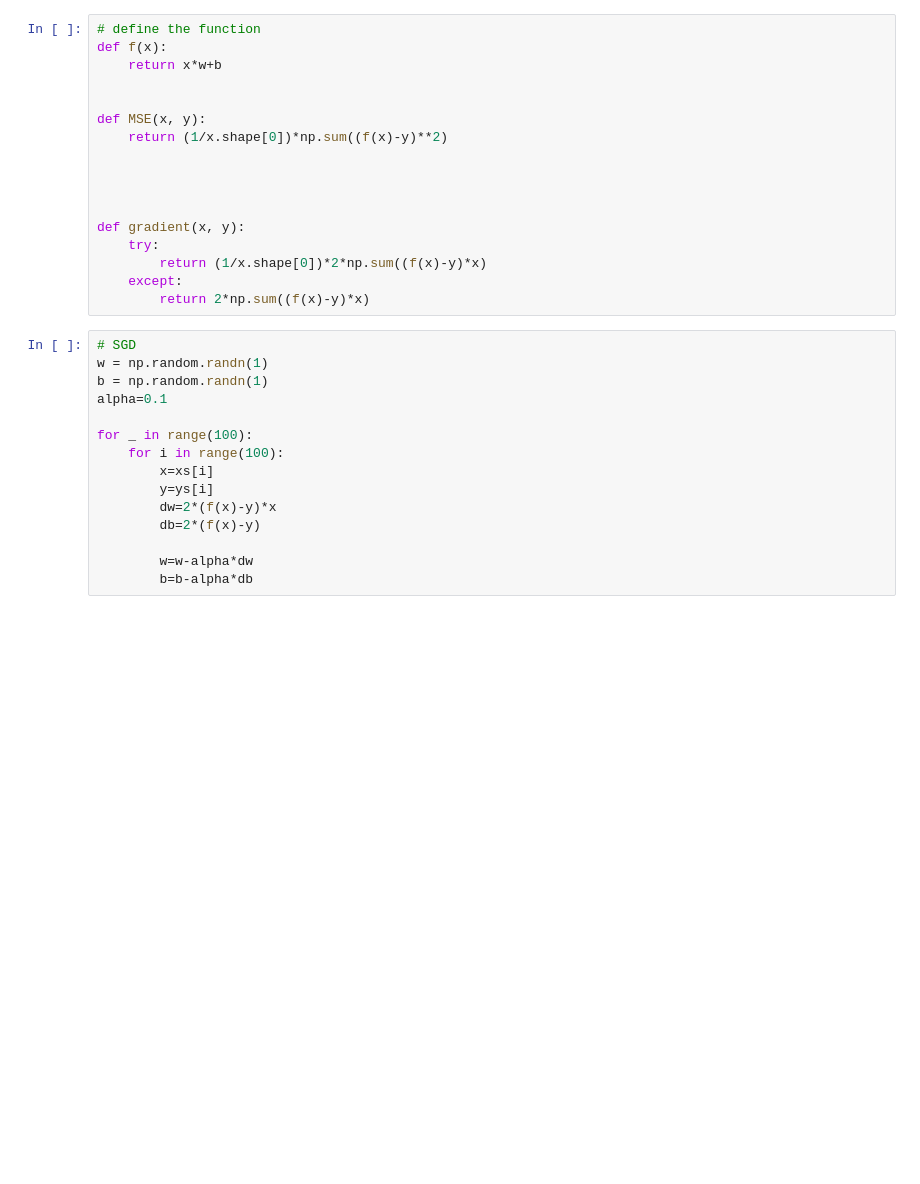
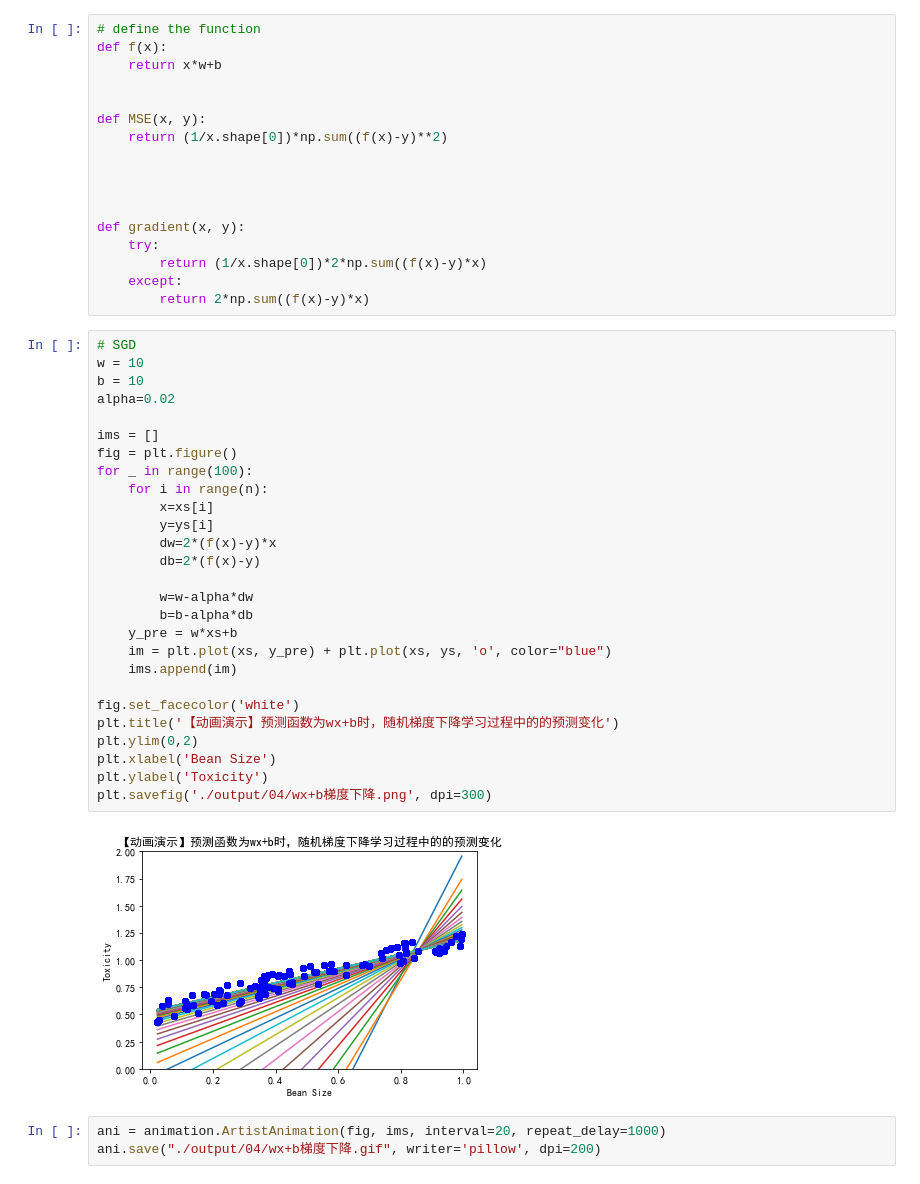
Before and after one commit to Achuan-2/machine_learning_record, a Jupyter notebook: Ele实验室_小白也能听懂的人工智能原理/code/04_3_wx+b.ipynb, the cells around one changed output. Drawn from its saved outputs; the diff is of its cells as text; blank space fills up the shorter version.

```diff
--- a/Ele实验室_小白也能听懂的人工智能原理/code/04_3_wx+b.ipynb
+++ b/Ele实验室_小白也能听懂的人工智能原理/code/04_3_wx+b.ipynb
@@ -43,16 +43,33 @@ def gradient(x, y):
         return 2*np.sum((f(x)-y)*x)
 # %%
 # SGD
-w = np.random.randn(1)
-b = np.random.randn(1)
-alpha=0.1
+w = 10
+b = 10
+alpha=0.02
 
+ims = []
+fig = plt.figure()
 for _ in range(100):
-    for i in range(100):
+    for i in range(n):
         x=xs[i]
         y=ys[i]
         dw=2*(f(x)-y)*x
         db=2*(f(x)-y)
 
         w=w-alpha*dw
         b=b-alpha*db
+    y_pre = w*xs+b
+    im = plt.plot(xs, y_pre) + plt.plot(xs, ys, 'o', color="blue")
+    ims.append(im)
+
+fig.set_facecolor('white')
+plt.title('【动画演示】预测函数为wx+b时，随机梯度下降学习过程中的的预测变化')
+plt.ylim(0,2)
+plt.xlabel('Bean Size')
+plt.ylabel('Toxicity')
+plt.savefig('./output/04/wx+b梯度下降.png', dpi=300)
+# %% [output]
+[figure, added]
+# %%
+ani = animation.ArtistAnimation(fig, ims, interval=20, repeat_delay=1000)
+ani.save("./output/04/wx+b梯度下降.gif", writer='pillow', dpi=200)
```
Also changed, not shown: parts of 3 cells of this notebook, 10 other files.
